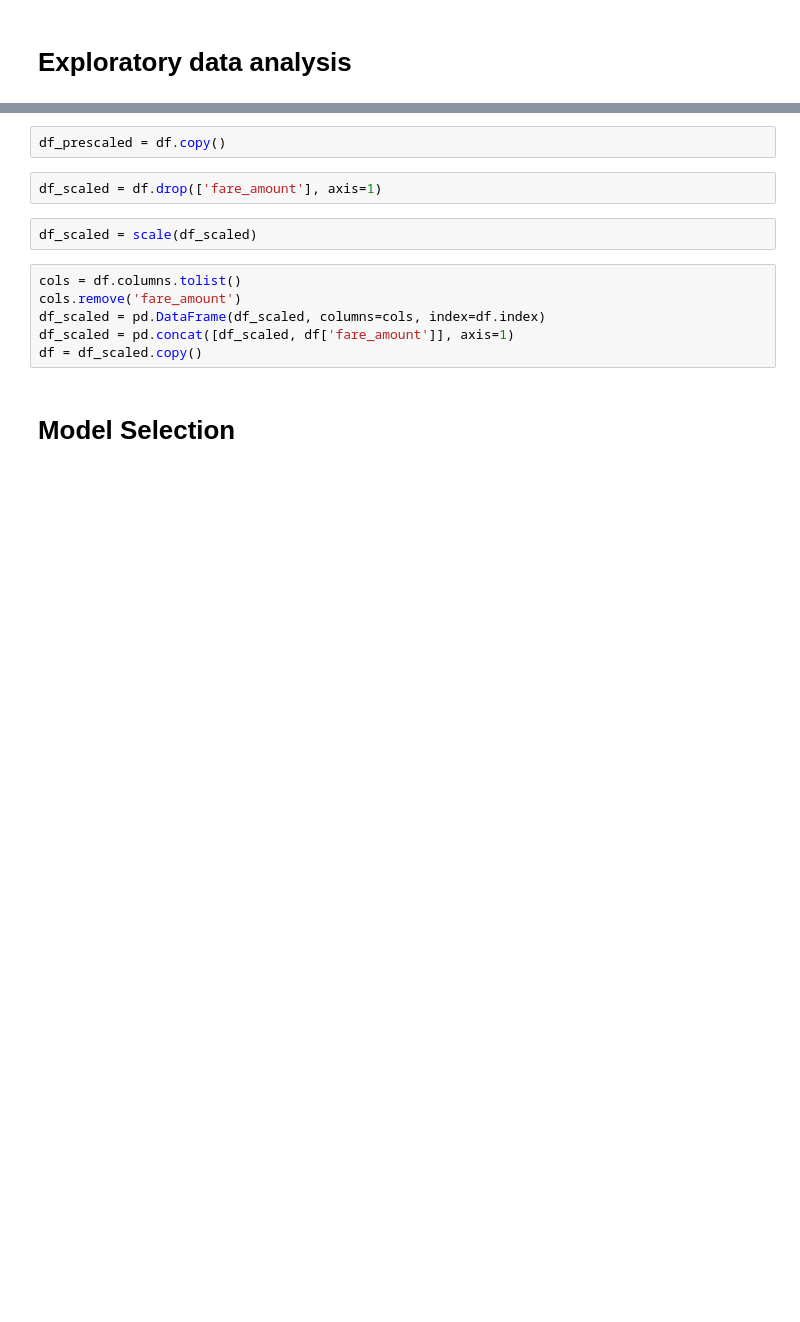
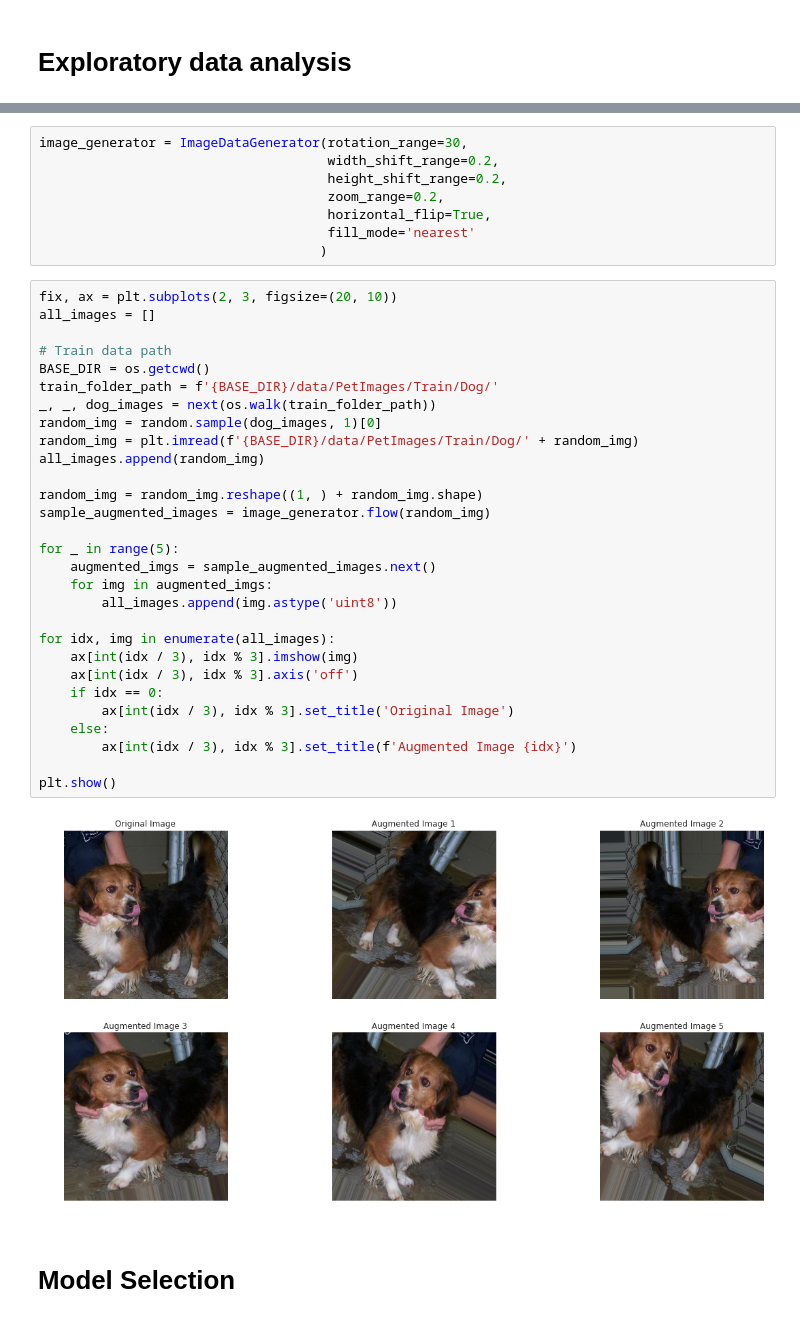
Before and after one commit to Rezwanul-Haque/neural_network_projects, a Jupyter notebook: image_classification_problem/cat_vs_dogs_prediction/cats_vs_dogs_prediction.ipynb, the cells around one changed output, grey strips where cells are left out. Saved outputs shown, nothing was run; the diff lists cells and outputs as text; blank space fills up the shorter version.

```diff
--- a/image_classification_problem/cat_vs_dogs_prediction/cats_vs_dogs_prediction.ipynb
+++ b/image_classification_problem/cat_vs_dogs_prediction/cats_vs_dogs_prediction.ipynb
@@ -618,14 +179,41 @@ def feature_engineer(df):
-# %%
-df_prescaled = df.copy()
-# %%
-df_scaled = df.drop(['fare_amount'], axis=1)
-# %%
-df_scaled = scale(df_scaled)
-# %%
-cols = df.columns.tolist()
-cols.remove('fare_amount')
-df_scaled = pd.DataFrame(df_scaled, columns=cols, index=df.index)
-df_scaled = pd.concat([df_scaled, df['fare_amount']], axis=1)
-df = df_scaled.copy()
+# %%
+image_generator = ImageDataGenerator(rotation_range=30,
+                                     width_shift_range=0.2,
+                                     height_shift_range=0.2,
+                                     zoom_range=0.2,
+                                     horizontal_flip=True,
+                                     fill_mode='nearest'
+                                    )
+# %%
+fix, ax = plt.subplots(2, 3, figsize=(20, 10))
+all_images = []
+
+# Train data path
+BASE_DIR = os.getcwd()
+train_folder_path = f'{BASE_DIR}/data/PetImages/Train/Dog/'
+_, _, dog_images = next(os.walk(train_folder_path))
+random_img = random.sample(dog_images, 1)[0]
+random_img = plt.imread(f'{BASE_DIR}/data/PetImages/Train/Dog/' + random_img)
+all_images.append(random_img)
+
+random_img = random_img.reshape((1, ) + random_img.shape)
+sample_augmented_images = image_generator.flow(random_img)
+
+for _ in range(5):
+    augmented_imgs = sample_augmented_images.next()
+    for img in augmented_imgs:
+        all_images.append(img.astype('uint8'))
+
+for idx, img in enumerate(all_images):
+    ax[int(idx / 3), idx % 3].imshow(img)
+    ax[int(idx / 3), idx % 3].axis('off')
+    if idx == 0:
+        ax[int(idx / 3), idx % 3].set_title('Original Image')
+    else:
+        ax[int(idx / 3), idx % 3].set_title(f'Augmented Image {idx}')
+
+plt.show()
+# %% [output]
+[figure, added]
 # %% [markdown]
 # Model Selection
```
Also changed, not shown: parts of 101 cells of this notebook, 4 other files.
